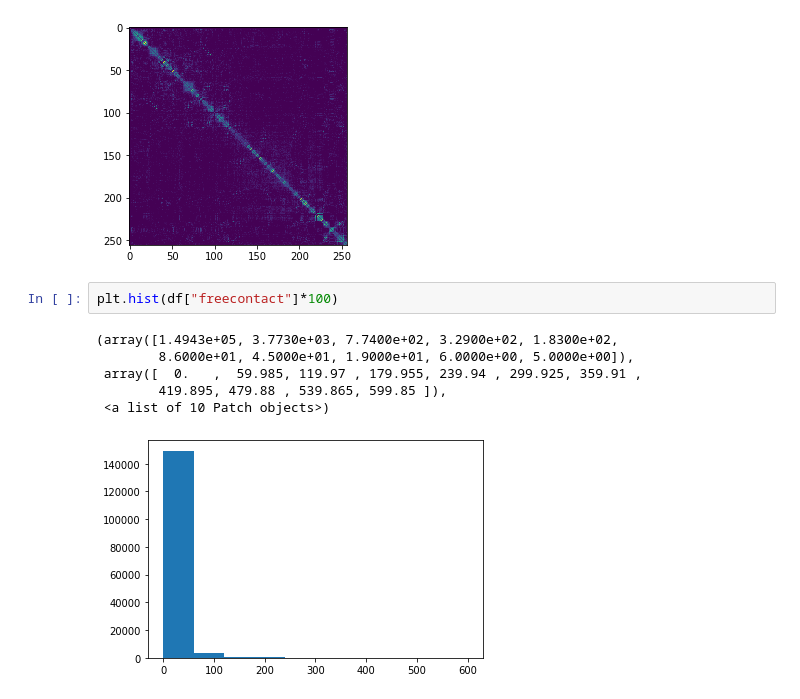
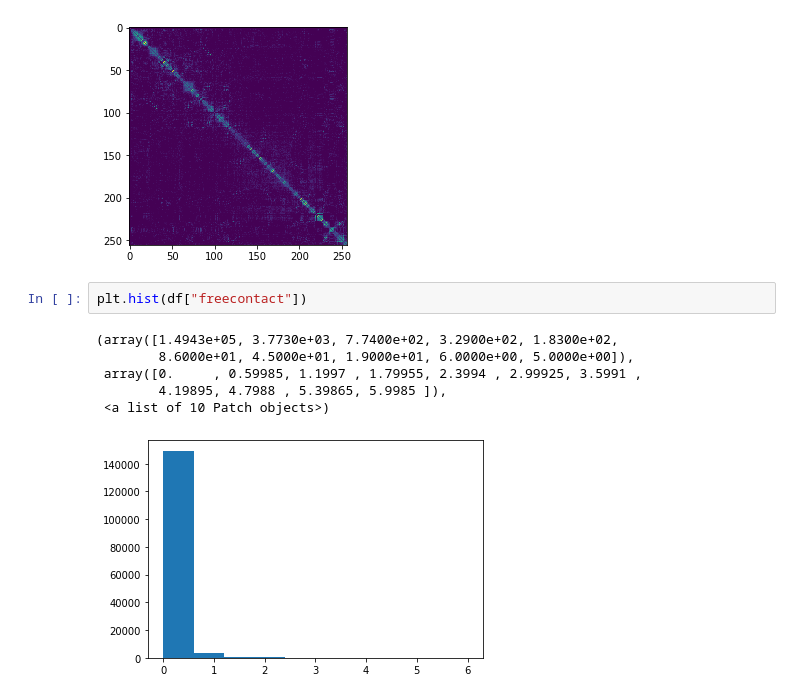
Before and after one commit to koneill1994/Protein_TDA_Analysis, a Jupyter notebook: pairwise_dataframe.ipynb, the cells around one changed output. Saved outputs shown, nothing was run; the diff lists cells and outputs as text.

```diff
--- a/pairwise_dataframe.ipynb
+++ b/pairwise_dataframe.ipynb
@@ -67,11 +67,11 @@ plt.imshow(input_features[pdb_list[0]][6].astype(float).reshape((256,256)))
 <matplotlib.image.AxesImage at 0x...>
 [figure]
 # %%
-plt.hist(df["freecontact"]*100)
+plt.hist(df["freecontact"])
 # %% [output]
 (array([1.4943e+05, 3.7730e+03, 7.7400e+02, 3.2900e+02, 1.8300e+02,
         8.6000e+01, 4.5000e+01, 1.9000e+01, 6.0000e+00, 5.0000e+00]),
- array([  0.   ,  59.985, 119.97 , 179.955, 239.94 , 299.925, 359.91 ,
-        419.895, 479.88 , 539.865, 599.85 ]),
+ array([0.     , 0.59985, 1.1997 , 1.79955, 2.3994 , 2.99925, 3.5991 ,
+        4.19895, 4.7988 , 5.39865, 5.9985 ]),
  <a list of 10 Patch objects>)
-[figure, old version]
+[figure, new version]
```
Also changed, not shown: 1 other file.
